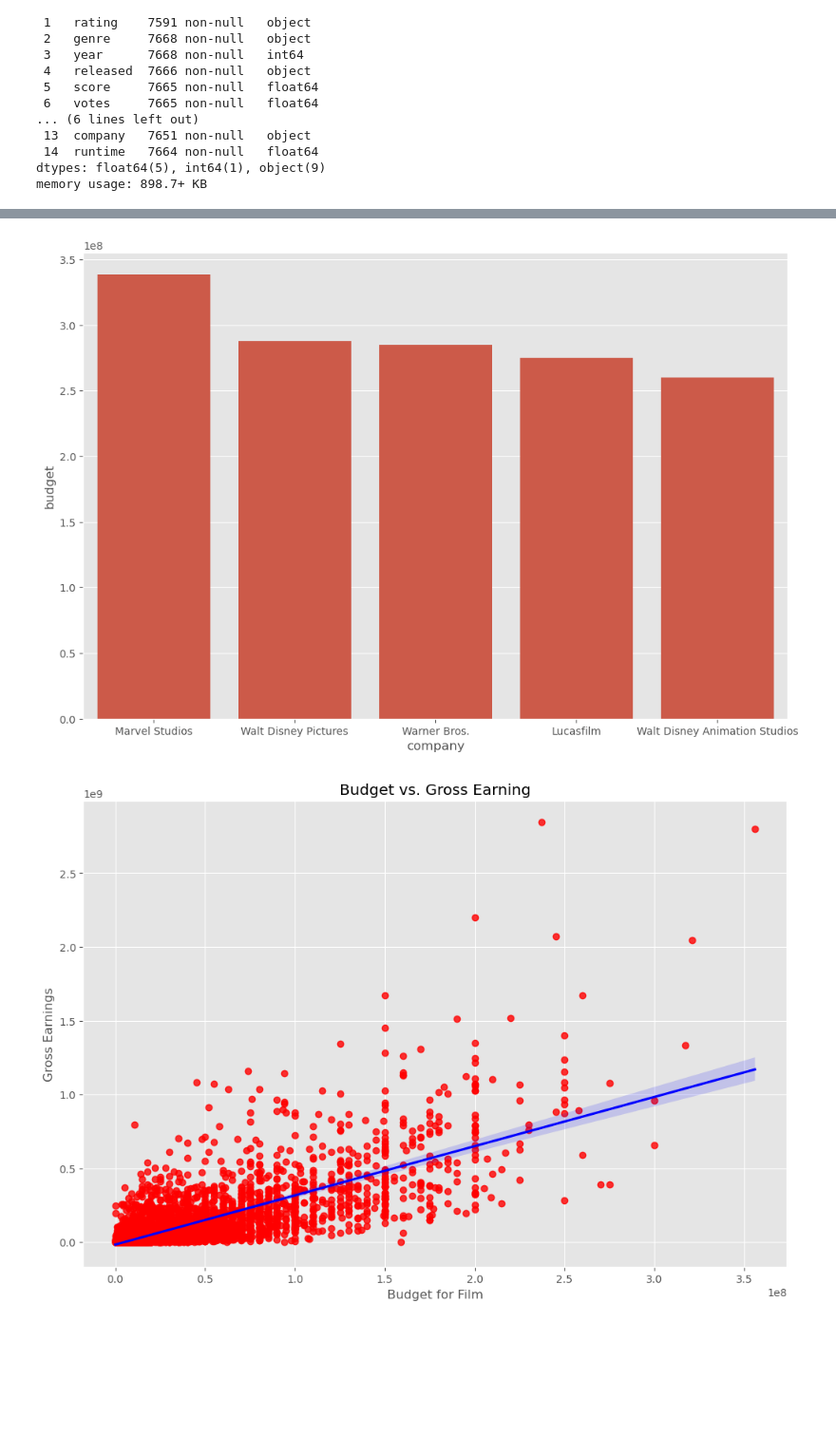
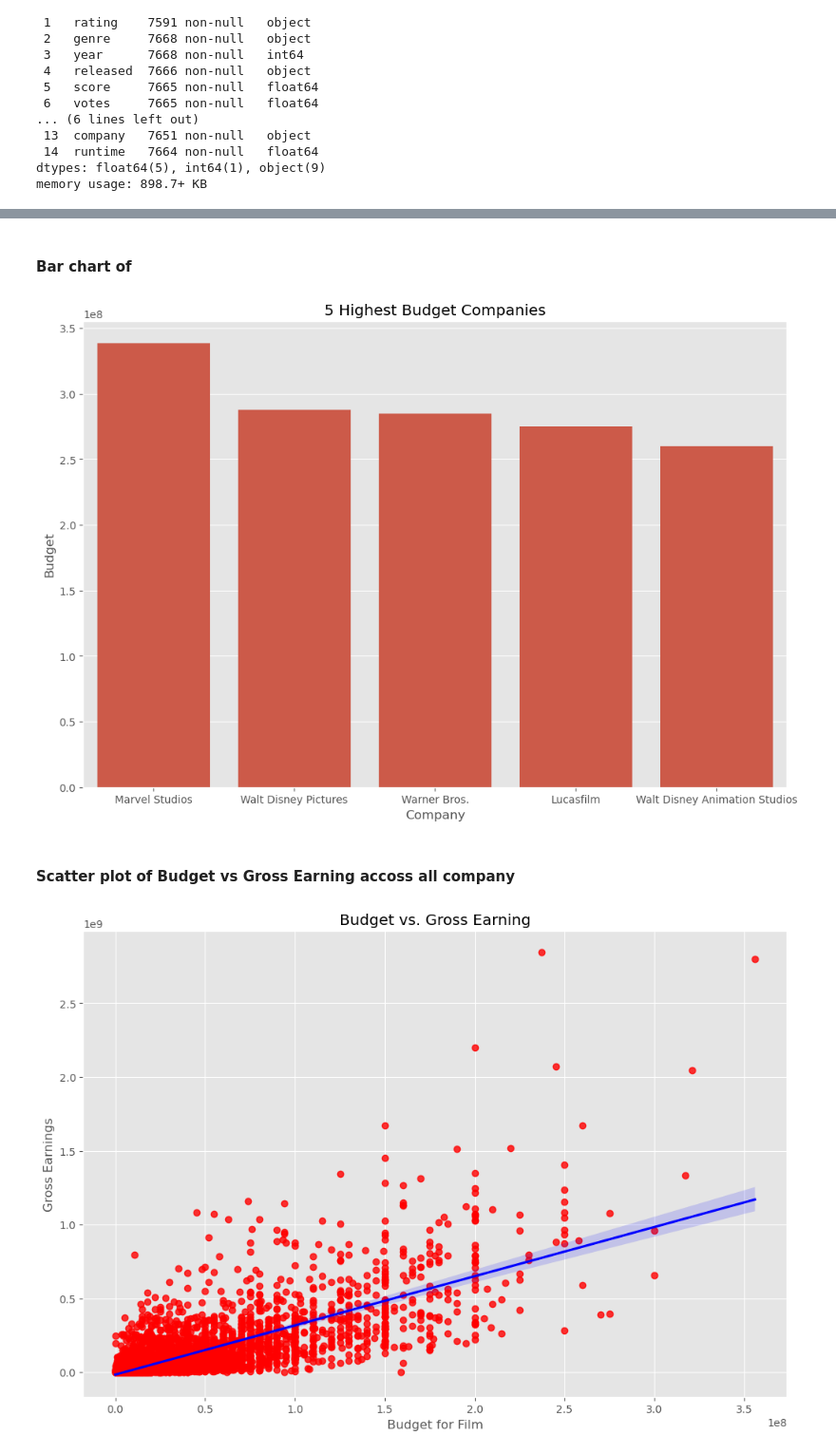
Before and after one commit to Skyieng/DataAnalystPortfolio, a Jupyter notebook: Movie/movie.ipynb, the cells around one changed output, grey strips where cells are left out. Shown: that part at 95% size. Drawn from its saved outputs; the diff is of its cells as text; code cells hidden in the pictures; blank space fills up the shorter version.

```diff
--- a/Movie/movie.ipynb
+++ b/Movie/movie.ipynb
@@ -92,12 +97,19 @@ movie = movie.dropna(subset=["budget"])
 movie['released_year'] = movie['released'].astype(str).str[:4]
 # movie['released_month'] = movie['released'].astype(str).str[5:7]
 # movie['released_day'].astype(str).str[8:]
+# %% [markdown]
+#### Bar chart of
 # %%
 movie_bar = pd.DataFrame(movie.sort_values(by="budget", ascending=False)[:10])
 sns.barplot(x="company", y="budget", data=movie_bar, errorbar=None)
+plt.title("5 Highest Budget Companies")
+plt.xlabel("Company")
+plt.ylabel("Budget")
 plt.show()
 # %% [output]
-[figure, old version]
+[figure, new version]
+# %% [markdown]
+#### Scatter plot of Budget vs Gross Earning accoss all company
 # %%
 sns.regplot(x="budget", y="gross", data=movie, scatter_kws={"color":"red"}, line_kws={"color":"blue"})
 plt.title("Budget vs. Gross Earning")
```
Also changed, not shown: parts of 9 cells of this notebook.
